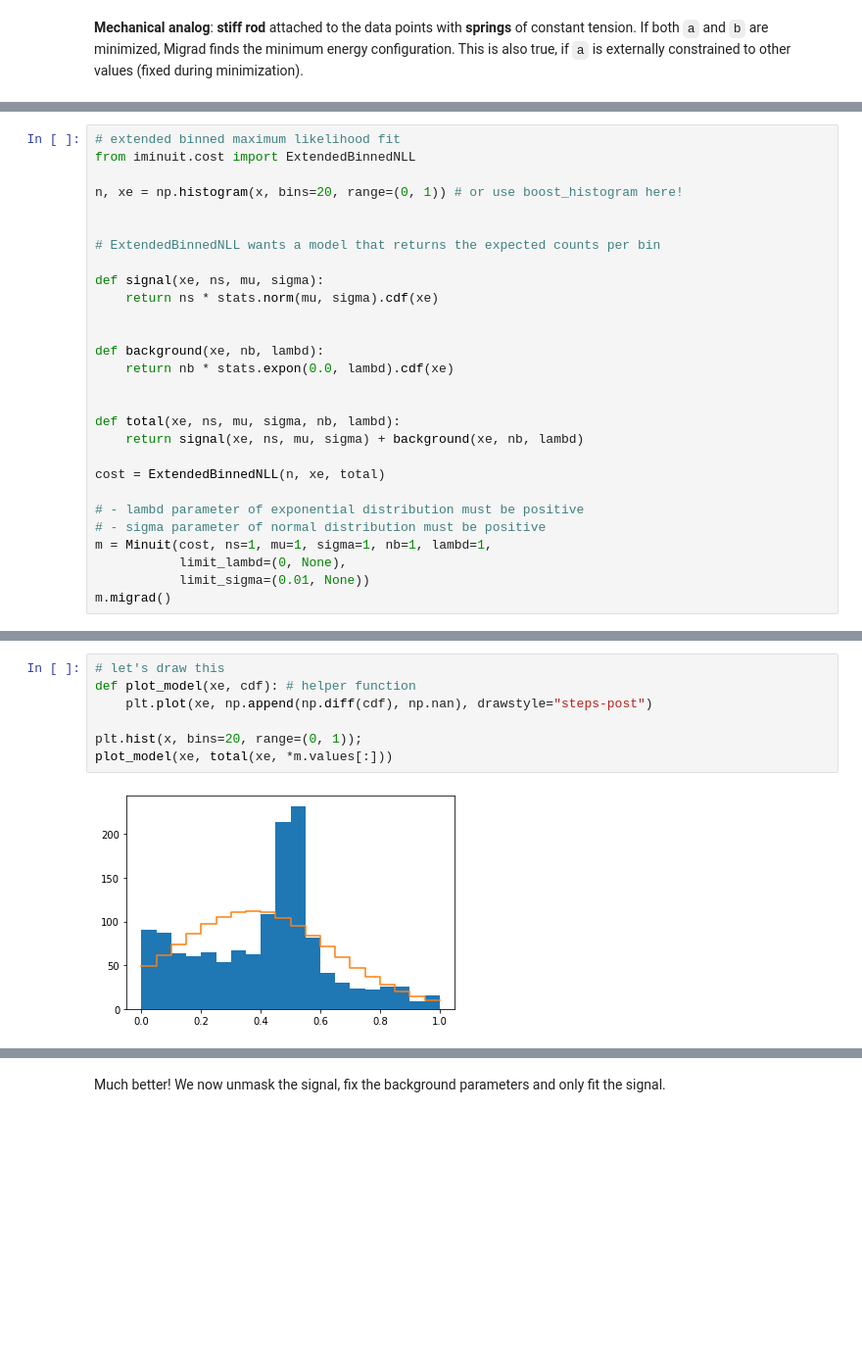
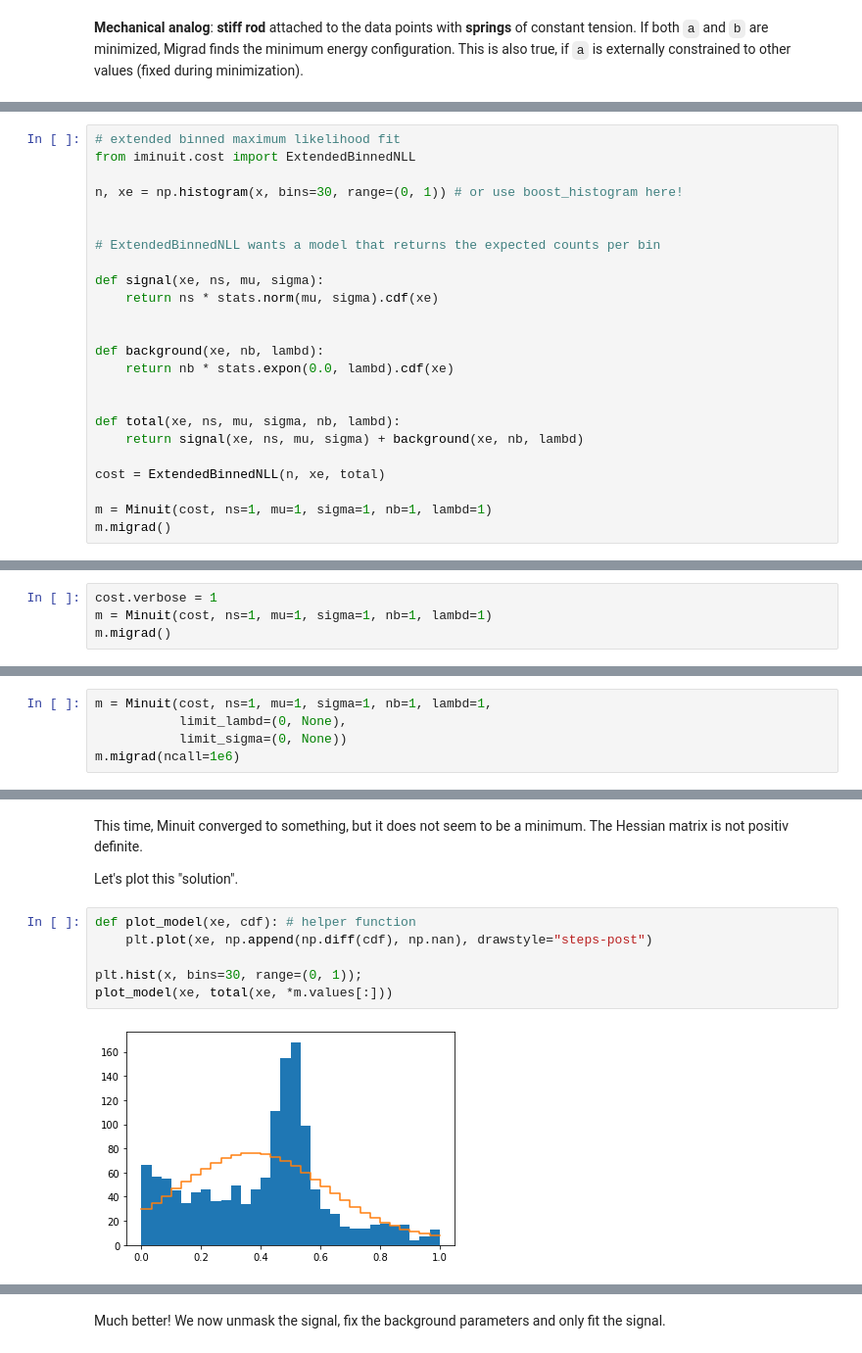
Before and after one commit to HDembinski/pyhep-2020-iminuit, a Jupyter notebook: iminuit.ipynb, the cells around one changed output, grey strips where cells are left out. Shown at 98% size. Cells and saved outputs as stored; diff of their text form; blank space fills up the shorter version.

```diff
--- a/iminuit.ipynb
+++ b/iminuit.ipynb
@@ -258,7 +261,7 @@ plt.hist(x, bins=20, range=(0, 1));
 # extended binned maximum likelihood fit
 from iminuit.cost import ExtendedBinnedNLL
 
-n, xe = np.histogram(x, bins=20, range=(0, 1)) # or use boost_histogram here!
+n, xe = np.histogram(x, bins=30, range=(0, 1)) # or use boost_histogram here!
 
 
 # ExtendedBinnedNLL wants a model that returns the expected counts per bin
@@ -276,10 +279,6 @@ def total(xe, ns, mu, sigma, nb, lambd):
 
 cost = ExtendedBinnedNLL(n, xe, total)
 
-# - lambd parameter of exponential distribution must be positive
-# - sigma parameter of normal distribution must be positive
-m = Minuit(cost, ns=1, mu=1, sigma=1, nb=1, lambd=1,
-           limit_lambd=(0, None),
-           limit_sigma=(0.01, None))
+m = Minuit(cost, ns=1, mu=1, sigma=1, nb=1, lambd=1)
 m.migrad()
 # %% [output]
@@ -297,0 +299,4 @@ m.migrad()
+# %%
+cost.verbose = 1
+m = Minuit(cost, ns=1, mu=1, sigma=1, nb=1, lambd=1)
+m.migrad()
@@ -297,0 +380,5 @@ m.migrad()
+# %%
+m = Minuit(cost, ns=1, mu=1, sigma=1, nb=1, lambd=1,
+           limit_lambd=(0, None),
+           limit_sigma=(0, None))
+m.migrad(ncall=1e6)
@@ -298,10 +415,13 @@ m.migrad()
+# %% [markdown]
+This time, Minuit converged to something, but it does not seem to be a minimum. The Hessian matrix is not positiv definite.
+
+Let's plot this "solution".
 # %%
-# let's draw this
 def plot_model(xe, cdf): # helper function
     plt.plot(xe, np.append(np.diff(cdf), np.nan), drawstyle="steps-post")
 
-plt.hist(x, bins=20, range=(0, 1));
+plt.hist(x, bins=30, range=(0, 1));
 plot_model(xe, total(xe, *m.values[:]))
 # %% [output]
-[figure, old version]
+[figure, new version]
 # %% [markdown]
```
Also changed, not shown: parts of 30 cells of this notebook, 1 other file.
